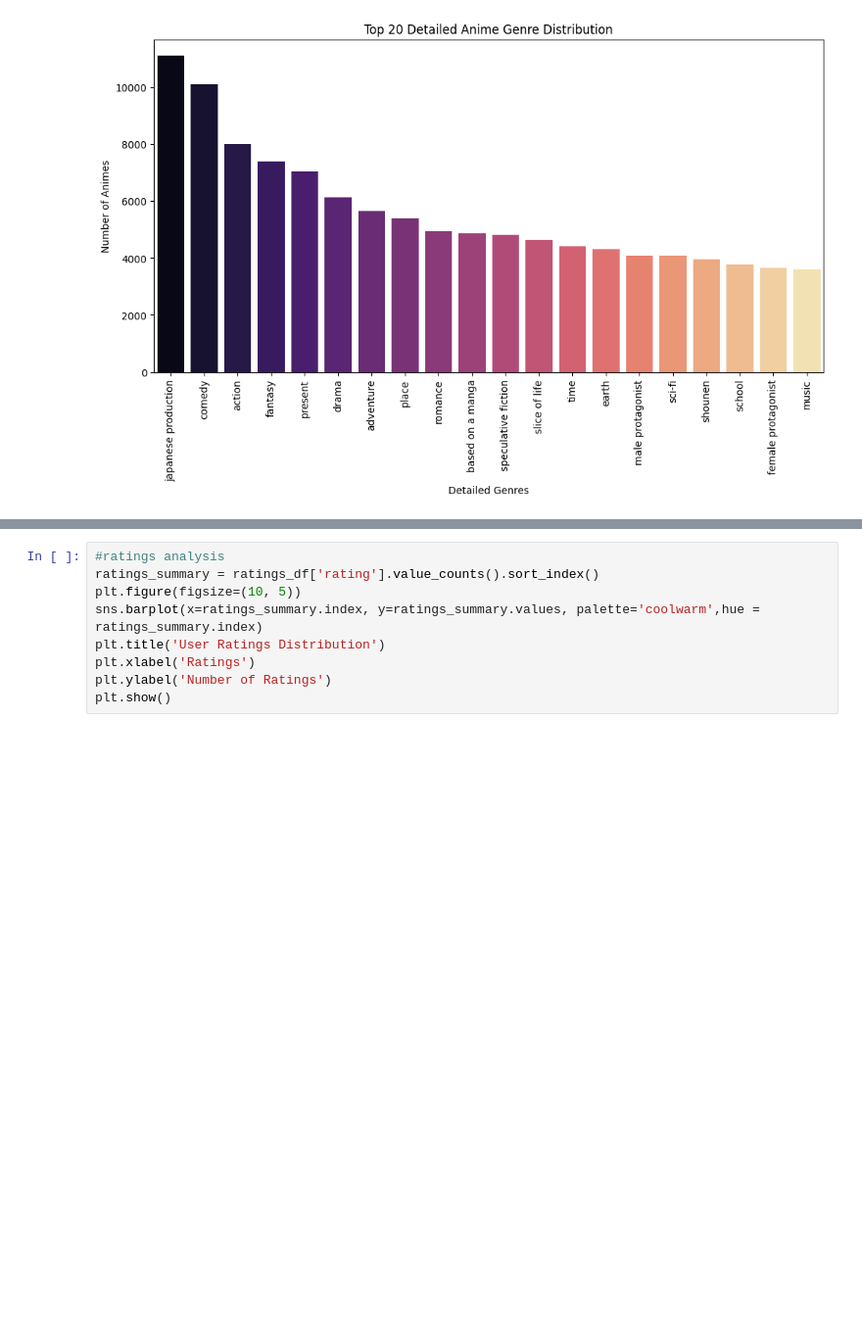
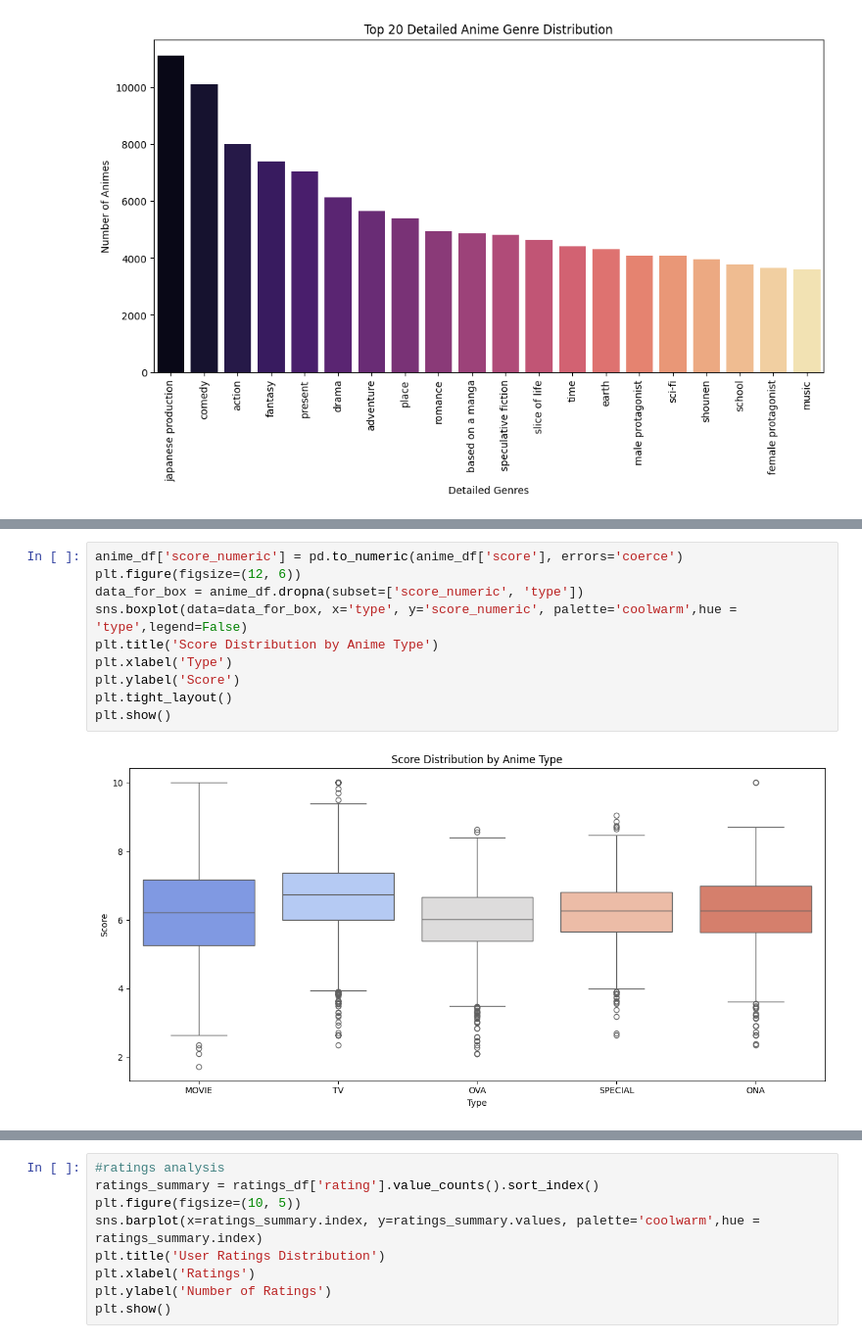
Before and after one commit to TOMOD4CHI/anime-recommender-chat-bot-, a Jupyter notebook: notebooks/eda.ipynb, the cells around one changed output, grey strips where cells are left out. Shown at 98% size. Drawn from its saved outputs; the diff is of its cells as text; blank space fills up the shorter version.

```diff
--- a/notebooks/eda.ipynb
+++ b/notebooks/eda.ipynb
@@ -133,0 +219,12 @@ plt.show()
+# %%
+anime_df['score_numeric'] = pd.to_numeric(anime_df['score'], errors='coerce')
+plt.figure(figsize=(12, 6))
+data_for_box = anime_df.dropna(subset=['score_numeric', 'type'])
+sns.boxplot(data=data_for_box, x='type', y='score_numeric', palette='coolwarm',hue = 'type',legend=False)
+plt.title('Score Distribution by Anime Type')
+plt.xlabel('Type')
+plt.ylabel('Score')
+plt.tight_layout()
+plt.show()
+# %% [output]
+[figure, added]
```
Also changed, not shown: parts of 23 cells of this notebook, 1 other file.
